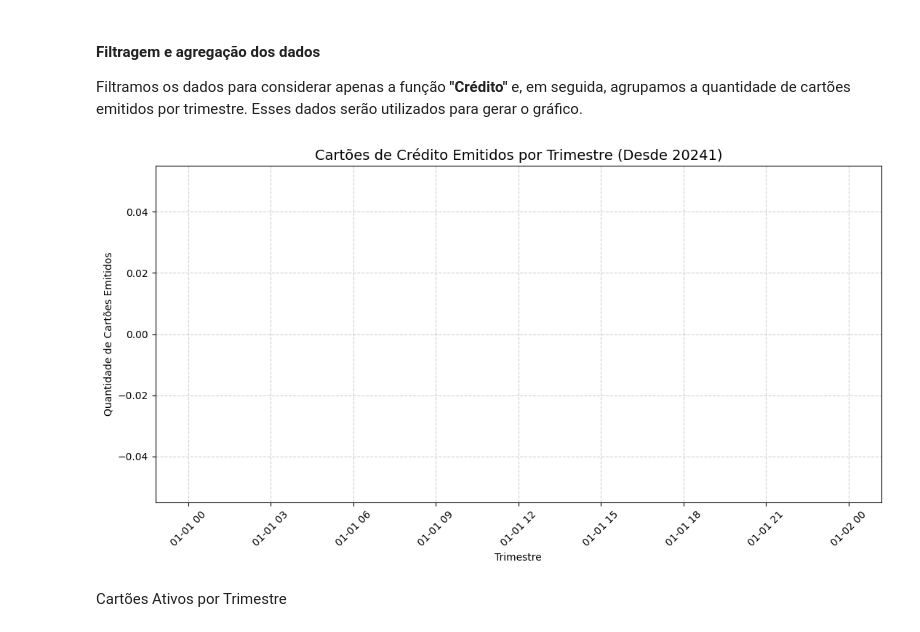
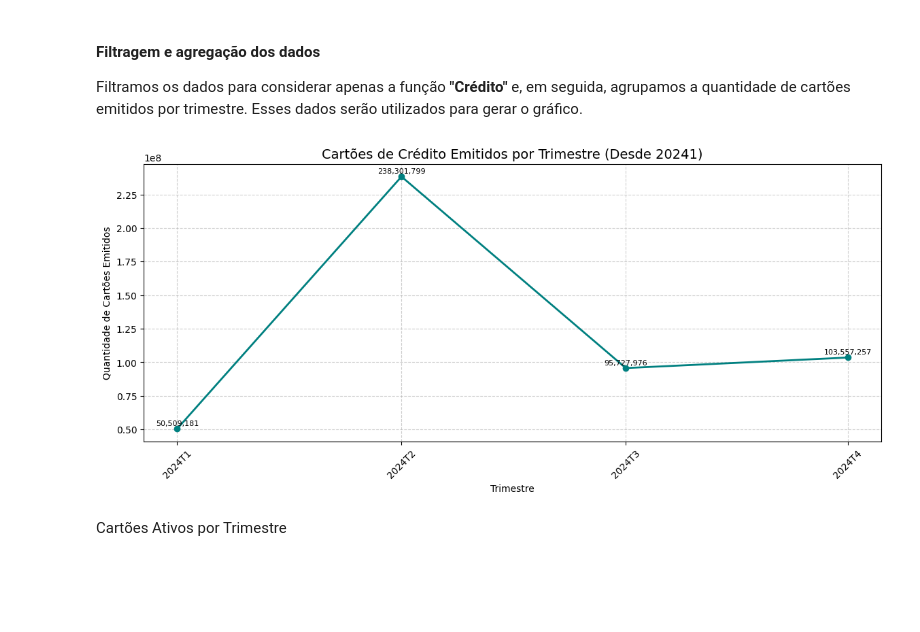
Before and after one commit to AndreyrbSilva/ETLCartoes, a Jupyter notebook: Relatorio.ipynb, the cells around one changed output. Saved outputs shown, nothing was run; the diff lists cells and outputs as text; code cells hidden in the pictures; blank space fills up the shorter version.

Commit message:
Date Fix

```diff
--- a/Relatorio.ipynb
+++ b/Relatorio.ipynb
@@ -126,8 +126,14 @@ df.describe(include='all')
 # %% [markdown]
 Convertendo a coluna "trimestre" de string para datetime
 # %%
-df['trimestre'] = pd.to_datetime(df['trimestre'], format='%Y-%m-%d', errors='coerce')
-df['trimestre'] = df['trimestre'].dt.date
+def converter_trimestre_para_data(trimestre_str):
+    trimestre_str = str(trimestre_str)
+    ano = int(trimestre_str[:4])
+    trimestre = int(trimestre_str[-1])
+    mes_final = trimestre * 3
+    return pd.Timestamp(year=ano, month=mes_final, day=1)
+
+df['trimestre'] = df['trimestre'].apply(converter_trimestre_para_data)
 # %%
 df.info()
 # %% [output]
@@ -342,21 +366,23 @@ df_emitidos = df_credito.groupby("trimestre")["qtdcartoesemitidos"].sum().sort_i
 trimestres = df_emitidos.index
 valores = df_emitidos.values
 # %%
-plt.figure(figsize=(11, 6))
-plt.plot(trimestres, valores, marker='o', color='teal', linewidth=2)
-plt.title('Cartões de Crédito Emitidos por Trimestre (Desde 20241)', fontsize=14)
-plt.xlabel('Trimestre')
-plt.ylabel('Quantidade de Cartões Emitidos')
-plt.grid(True, linestyle='--', alpha=0.6)
+import matplotlib.pyplot as plt
+import matplotlib.dates as mdates
 
-for i, valor in enumerate(valores):
-    plt.text(i, valor + max(valores)*0.01, f"{valor:,}", ha='center', fontsize=8)
-
-plt.xticks(rotation=45)
-plt.tight_layout()
+fig, ax = plt.subplots(figsize=(14, 6))
+ax.plot(trimestres, valores, marker='o', color='teal', linewidth=2)
+ax.set_title('Cartões de Crédito Emitidos por Trimestre (Desde 20241)', fontsize=14)
+ax.set_xlabel('Trimestre')
+ax.set_ylabel('Quantidade de Cartões Emitidos')
+ax.set_xticks(trimestres)
+ax.set_xticklabels([f"{d.year}T{((d.month-1)//3)+1}" for d in trimestres], rotation=45)
+ax.grid(True, linestyle='--', alpha=0.6)
+for x, y in zip(trimestres, valores):
+    ax.text(x, y + max(valores) * 0.01, f"{y:,}", ha='center', fontsize=8)
+plt.subplots_adjust(bottom=0.2)
 plt.show()
 # %% [output]
-[figure, old version]
+[figure, new version]
 # %% [markdown]
 Cartões Ativos por Trimestre
 # %%
```
Also changed, not shown: parts of 8 cells of this notebook, 2 other files.
